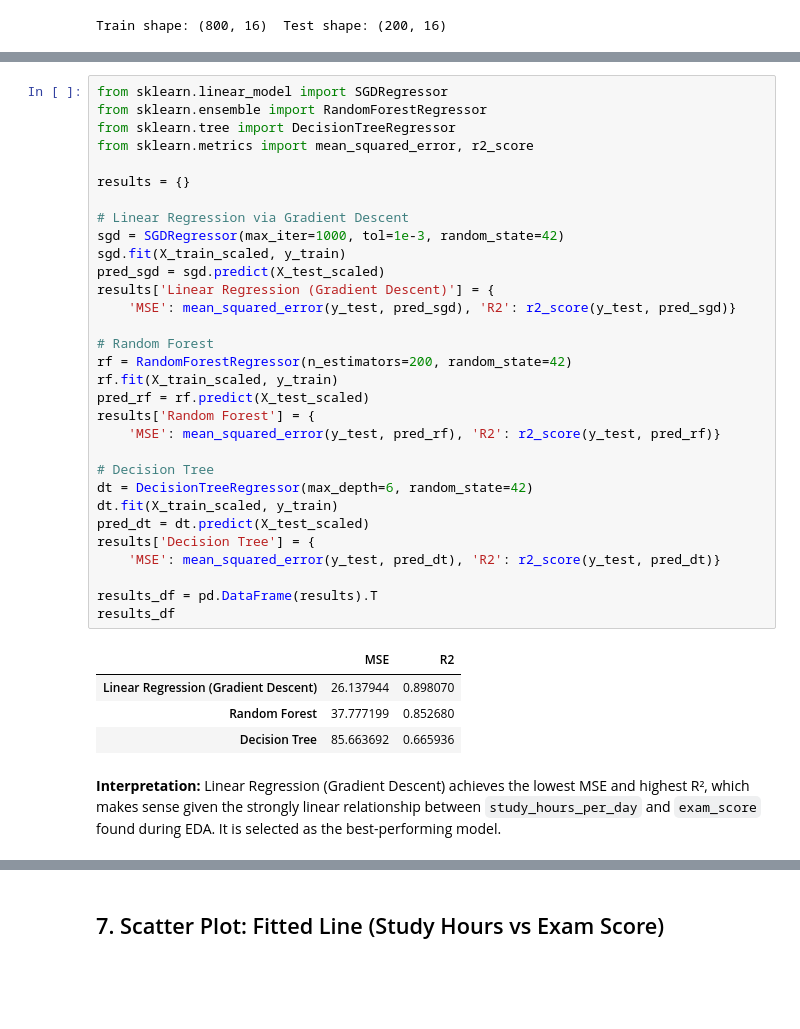
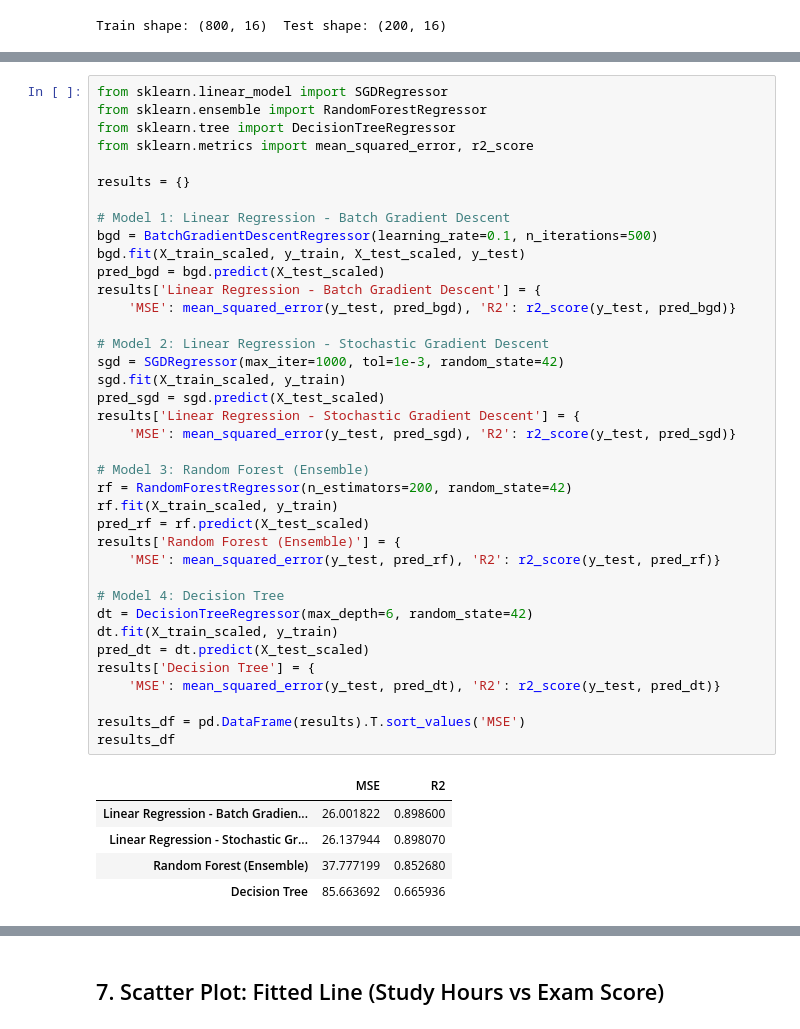
Before and after one commit to denyseishimirwe/linear_regression_model, a Jupyter notebook: summative/linear_regression/multivariate.ipynb, the cells around one changed output, grey strips where cells are left out. Drawn from its saved outputs; the diff is of its cells as text; blank space fills up the shorter version.

```diff
--- a/summative/linear_regression/multivariate.ipynb
+++ b/summative/linear_regression/multivariate.ipynb
@@ -180,38 +225,44 @@ We compare Linear Regression (trained with Gradient Descent via `SGDRegressor`)
 # %%
 from sklearn.linear_model import SGDRegressor
 from sklearn.ensemble import RandomForestRegressor
 from sklearn.tree import DecisionTreeRegressor
 from sklearn.metrics import mean_squared_error, r2_score
 
 results = {}
 
-# Linear Regression via Gradient Descent
+# Model 1: Linear Regression - Batch Gradient Descent
+bgd = BatchGradientDescentRegressor(learning_rate=0.1, n_iterations=500)
+bgd.fit(X_train_scaled, y_train, X_test_scaled, y_test)
+pred_bgd = bgd.predict(X_test_scaled)
+results['Linear Regression - Batch Gradient Descent'] = {
+    'MSE': mean_squared_error(y_test, pred_bgd), 'R2': r2_score(y_test, pred_bgd)}
+
+# Model 2: Linear Regression - Stochastic Gradient Descent
 sgd = SGDRegressor(max_iter=1000, tol=1e-3, random_state=42)
 sgd.fit(X_train_scaled, y_train)
 pred_sgd = sgd.predict(X_test_scaled)
-results['Linear Regression (Gradient Descent)'] = {
+results['Linear Regression - Stochastic Gradient Descent'] = {
     'MSE': mean_squared_error(y_test, pred_sgd), 'R2': r2_score(y_test, pred_sgd)}
 
-# Random Forest
+# Model 3: Random Forest (Ensemble)
 rf = RandomForestRegressor(n_estimators=200, random_state=42)
 rf.fit(X_train_scaled, y_train)
 pred_rf = rf.predict(X_test_scaled)
-results['Random Forest'] = {
+results['Random Forest (Ensemble)'] = {
     'MSE': mean_squared_error(y_test, pred_rf), 'R2': r2_score(y_test, pred_rf)}
 
-# Decision Tree
+# Model 4: Decision Tree
 dt = DecisionTreeRegressor(max_depth=6, random_state=42)
 dt.fit(X_train_scaled, y_train)
 pred_dt = dt.predict(X_test_scaled)
 results['Decision Tree'] = {
     'MSE': mean_squared_error(y_test, pred_dt), 'R2': r2_score(y_test, pred_dt)}
 
-results_df = pd.DataFrame(results).T
+results_df = pd.DataFrame(results).T.sort_values('MSE')
 results_df
 # %% [output]
 |  | MSE | R2 |
-| Linear Regression (Gradient Descent) | 26.137944 | 0.898070 |
-| Random Forest | 37.777199 | 0.852680 |
+| Linear Regression - Batch Gradien... | 26.001822 | 0.898600 |
+| Linear Regression - Stochastic Gr... | 26.137944 | 0.898070 |
+| Random Forest (Ensemble) | 37.777199 | 0.852680 |
 | Decision Tree | 85.663692 | 0.665936 |
-# %% [markdown]
-**Interpretation:** Linear Regression (Gradient Descent) achieves the lowest MSE and highest R², which makes sense given the strongly linear relationship between `study_hours_per_day` and `exam_score` found during EDA. It is selected as the best-performing model.
```
Also changed, not shown: parts of 13 cells of this notebook, 4 other files.
